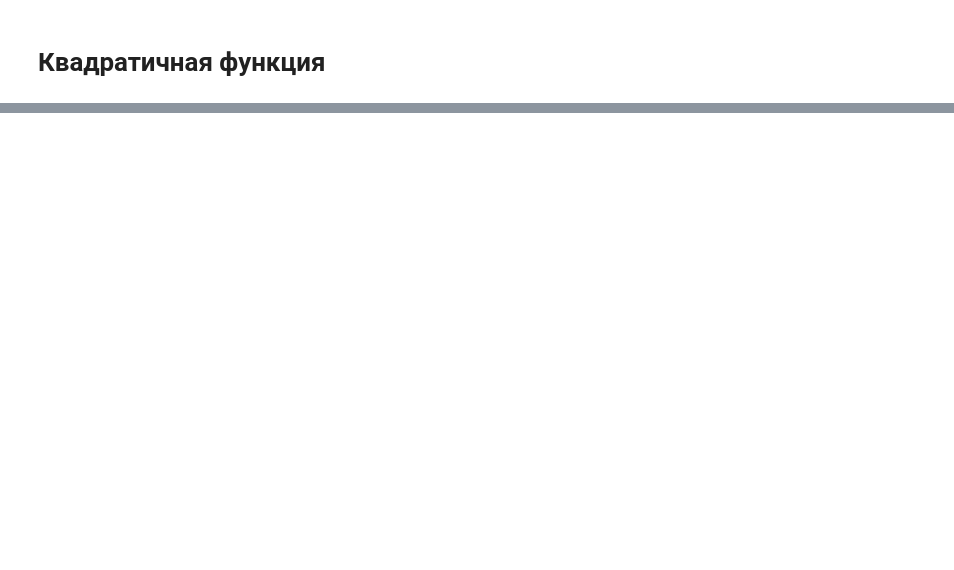
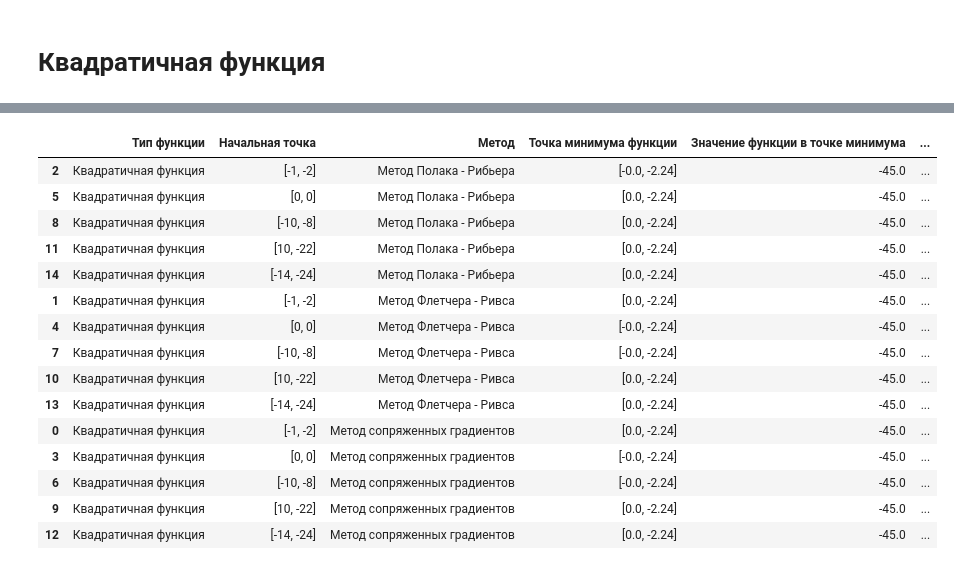
Before and after one commit to sanonesan/optimization_methods_labs, a Jupyter notebook: lab3/lab3.ipynb, the cells around one changed output, grey strips where cells are left out. Cells and saved outputs as stored; diff of their text form; code cells hidden in the pictures; blank space fills up the shorter version.

```diff
--- a/lab3/lab3.ipynb
+++ b/lab3/lab3.ipynb
@@ -1,7 +1,9 @@
 # %%
 import pandas as pd
-tabledata = []
+tabledata1 = []
+tabledata2 = []
+tabledata3 = []
 
 def print_tables(tabledata) -> pd.DataFrame:
 
-    return pd.DataFrame(tabledata, columns = ['Тип функции', 'Метод', 'Точка минимума функции', 'Значение функции в точке минимума', 'Количество итераций', 'Количество вычислений функции', 'Количество вычисленных градиентов' ])
+    return pd.DataFrame(tabledata, columns = ['Тип функции', 'Начальная точка','Метод', 'Точка минимума функции', 'Значение функции в точке минимума', 'Количество итераций', 'Количество вычислений функции', 'Количество вычисленных градиентов' ])
@@ -131,14 +407,14 @@ from scipy import optimize
 import pandas as pd
 
 
-alpha = 1
+alpha = 200
 
 e_help = 2
 eps = 10**(-e_help)
 
 x0 = [-1, -2]
-#foo = lambda x, y: alpha * (x**2 - y)**2 + (x - 1)**2
-foo = lambda x, y: 5*x**2 + 4* x * y + 2 * y**2 + 4 * math.sqrt(5) * (x +  y) -35
+foo = lambda x, y: alpha * (x**2 - y)**2 + (x - 1)**2
+#foo = lambda x, y: 5*x**2 + 4* x * y + 2 * y**2 + 4 * math.sqrt(5) * (x +  y) -35
 #foo = lambda x, y: 6*x**2 - 4* x * y + 3 * y**2 + 4 * math.sqrt(5) * (x +  2*y) +22
 
 #foo = lambda x, y: 10*x**2 - 4* x * y + 7 * y**2 - 4 * math.sqrt(5) * (5*x - y) -16
@@ -214,8 +490,8 @@ def conjugate_gradient(foo, flag = 0, x = x0):
         #метод наискорейшего спуска
         temp = 0
         phi_k = lambda kappa: f(x + kappa * pk)
-        #kappa_k = optimize.golden(phi_k, brack = (0, 0.5))
-        kappa_k, temp = method_goldenRatio(phi_k, 1/2, 0, eps/1000)
+        kappa_k, n, temp = optimize.golden(phi_k, brack = (0, 0.5), full_output=True)
+        #kappa_k, temp = method_goldenRatio(phi_k, 1/2, 0, eps/100)
         x = x + kappa_k * pk
         n_f += temp
 
@@ -224,13 +500,16 @@ def conjugate_gradient(foo, flag = 0, x = x0):
         n_g += 1
         w_norm.append(np.linalg.norm(wk1))
 
-        if n_d % 2 == 0:
+        if n_d % 4 == 0:
             gammak = 0
+
         else:
             if flag == 0: #conjugate
+                #gammak = (np.dot(wk1, wk1) / np.dot(wk, pk))
                 gammak = (w_norm[-1] ** 2) / np.dot(wk, pk)
             elif flag == 1: #Reeves
                 gammak = (w_norm[-1] ** 2) / (w_norm[-2] ** 2 )
+
             elif flag == 2: #Riber
                 gammak = np.dot(wk1 - wk, wk1) / (w_norm[-2] ** 2)
 
@@ -248,6 +527,8 @@ def conjugate_gradient(foo, flag = 0, x = x0):
 
 
     return x, xk, w_norm, n_f, n_g, n_d, fk
+
+
 
 
 
@@ -277,25 +558,24 @@ for i in range (3):
     #if i == 0 | i == 2:
 
     x_min, xk, w_norm, n_f, n_g , n_d, fk = conjugate_gradient(foo, i)
-    temp.append(f'Квадратичная функция, начальная точка {x0}')
-    temp.append(method_name)
-    temp += [ [ round(x_min[0], e_help), round(x_min[1], e_help)], round(foo(x_min[0], x_min[1]), e_help), n_d, n_f, n_g ]
-    tabledata.append(temp)
+    temp.append(f'Функция Розенброка alpha = 200')
+    #temp.append(method_name)
+    temp += [ x0, method_name, [ round(x_min[0], e_help), round(x_min[1], e_help)], round(foo(x_min[0], x_min[1]), e_help), n_d, n_f, n_g ]
+    tabledata1.append(temp)
     print("           Точка минимума функции:  x_min =", [round(x_min[0], e_help), round(x_min[1], e_help)])
     print("Значение функции в точке минимума:  f(x_min) =", round(foo(x_min[0], x_min[1]), e_help))
     print("              Количество итераций:  k =",   n_d)#len(w_norm) - 1)
     print("    Количество вычислений функции:  n_f =", n_f)
     print("Количество вычисленных градиентов:  n_g =", n_g)
-    draw_all(x0, x_min, xk, w_norm, i, foo)
+    #draw_all(x0, x_min, xk, w_norm, i, foo)
     #print(xk)
     #draw_counterplot_only(x_min, xk, w_norm, i, fk)
-    plt.show()
-
+    #plt.show()
 
 #a = pd.DataFrame(tabledata, columns = ['Функция', 'Метод', 'Точка минимума функции', 'Значение функции в точке минимума', 'Количество итераций', 'Количество вычислений функции', 'Количество вычисленных градиентов' ])
 
 #print(tabledata)
-a = print_tables(tabledata)
+a = print_tables(tabledata1)
 #print(w_norm[-2])
 # %% [output]
                                 Методы градиентного спуска
@@ -333,0 +598,2 @@ a = print_tables(tabledata)
+# %%
+a.style.set_caption('Зависимость')
@@ -333,0 +802,20 @@ a = print_tables(tabledata)
+# %%
+c = b.sort_values('Метод')
+c
+# %% [output]
+|  | Тип функции | Начальная точка | Метод | Точка минимума функции | Значение функции в точке минимума | ... |
+| 2 | Квадратичная функция | [-1, -2] | Метод Полака - Рибьера | [-0.0, -2.24] | -45.0 | ... |
+| 5 | Квадратичная функция | [0, 0] | Метод Полака - Рибьера | [0.0, -2.24] | -45.0 | ... |
+| 8 | Квадратичная функция | [-10, -8] | Метод Полака - Рибьера | [0.0, -2.24] | -45.0 | ... |
+| 11 | Квадратичная функция | [10, -22] | Метод Полака - Рибьера | [0.0, -2.24] | -45.0 | ... |
+| 14 | Квадратичная функция | [-14, -24] | Метод Полака - Рибьера | [0.0, -2.24] | -45.0 | ... |
+| 1 | Квадратичная функция | [-1, -2] | Метод Флетчера - Ривса | [0.0, -2.24] | -45.0 | ... |
+| 4 | Квадратичная функция | [0, 0] | Метод Флетчера - Ривса | [-0.0, -2.24] | -45.0 | ... |
+| 7 | Квадратичная функция | [-10, -8] | Метод Флетчера - Ривса | [-0.0, -2.24] | -45.0 | ... |
+| 10 | Квадратичная функция | [10, -22] | Метод Флетчера - Ривса | [0.0, -2.24] | -45.0 | ... |
+| 13 | Квадратичная функция | [-14, -24] | Метод Флетчера - Ривса | [0.0, -2.24] | -45.0 | ... |
+| 0 | Квадратичная функция | [-1, -2] | Метод сопряженных градиентов | [0.0, -2.24] | -45.0 | ... |
+| 3 | Квадратичная функция | [0, 0] | Метод сопряженных градиентов | [-0.0, -2.24] | -45.0 | ... |
+| 6 | Квадратичная функция | [-10, -8] | Метод сопряженных градиентов | [-0.0, -2.24] | -45.0 | ... |
+| 9 | Квадратичная функция | [10, -22] | Метод сопряженных градиентов | [0.0, -2.24] | -45.0 | ... |
+| 12 | Квадратичная функция | [-14, -24] | Метод сопряженных градиентов | [0.0, -2.24] | -45.0 | ... |
```
Also changed, not shown: parts of 23 cells of this notebook.
